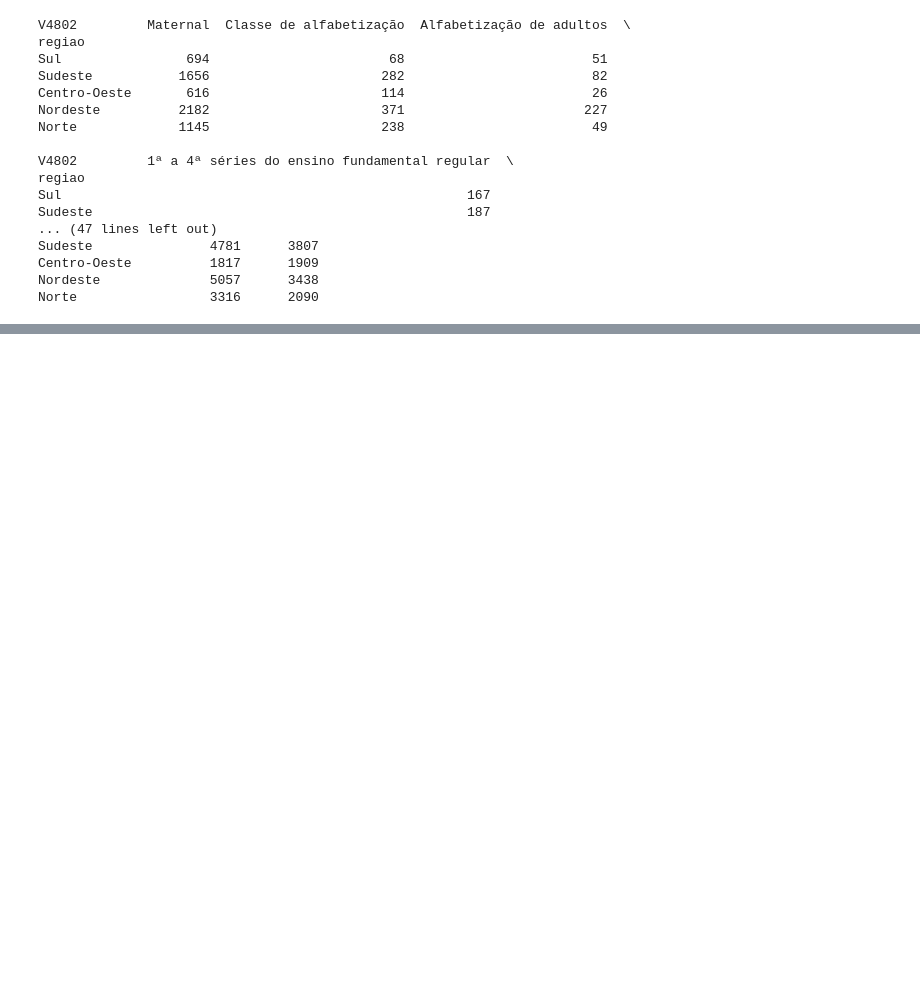
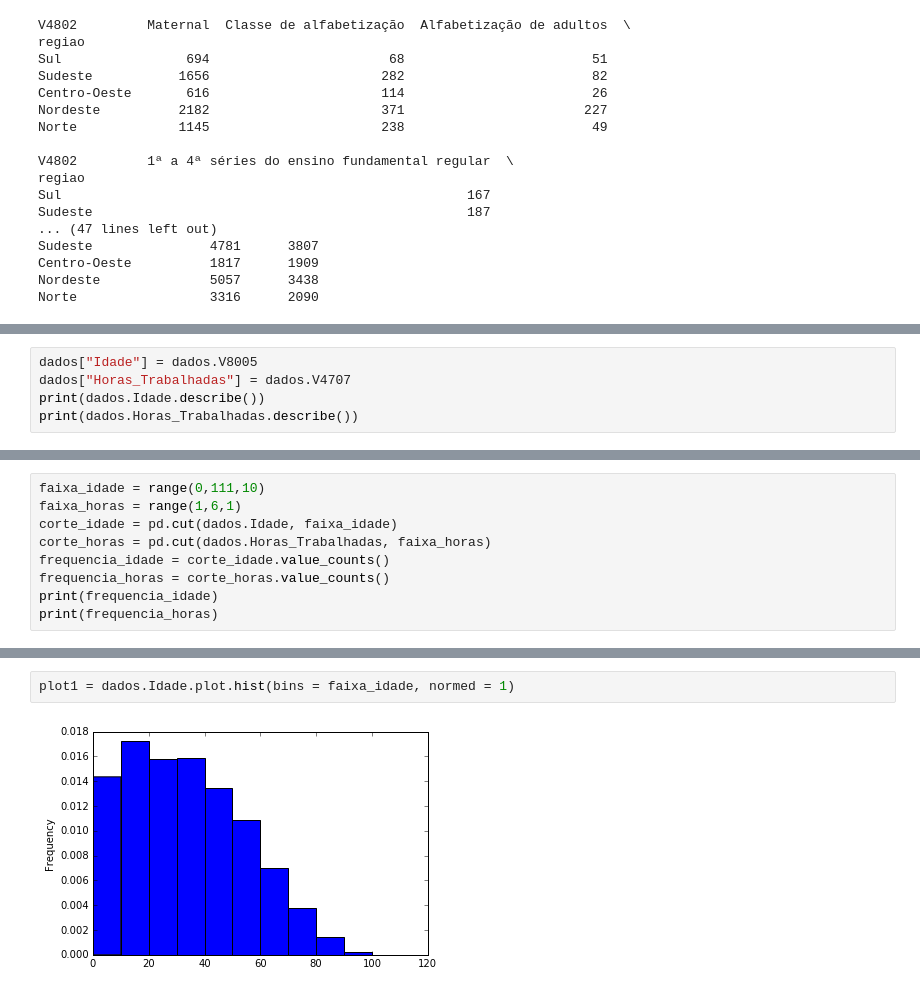
Before and after one commit to vinicius-insper/CD, a Jupyter notebook: aula2/Aula02 Atividade Variáveis Qualitativas com PNAD.ipynb, the cells around one changed output, grey strips where cells are left out. Cells and saved outputs as stored; diff of their text form; blank space fills up the shorter version.

```diff
--- a/aula2/Aula02 Atividade Variáveis Qualitativas com PNAD.ipynb
+++ b/aula2/Aula02 Atividade Variáveis Qualitativas com PNAD.ipynb
@@ -323,0 +340,5 @@ Conclusao:
+# %%
+dados["Idade"] = dados.V8005
+dados["Horas_Trabalhadas"] = dados.V4707
+print(dados.Idade.describe())
+print(dados.Horas_Trabalhadas.describe())
@@ -323,0 +364,9 @@ Conclusao:
+# %%
+faixa_idade = range(0,111,10)
+faixa_horas = range(1,6,1)
+corte_idade = pd.cut(dados.Idade, faixa_idade)
+corte_horas = pd.cut(dados.Horas_Trabalhadas, faixa_horas)
+frequencia_idade = corte_idade.value_counts()
+frequencia_horas = corte_horas.value_counts()
+print(frequencia_idade)
+print(frequencia_horas)
@@ -323,0 +391,4 @@ Conclusao:
+# %%
+plot1 = dados.Idade.plot.hist(bins = faixa_idade, normed = 1)
+# %% [output]
+[figure, added]
```
Also changed, not shown: parts of 10 cells of this notebook.
